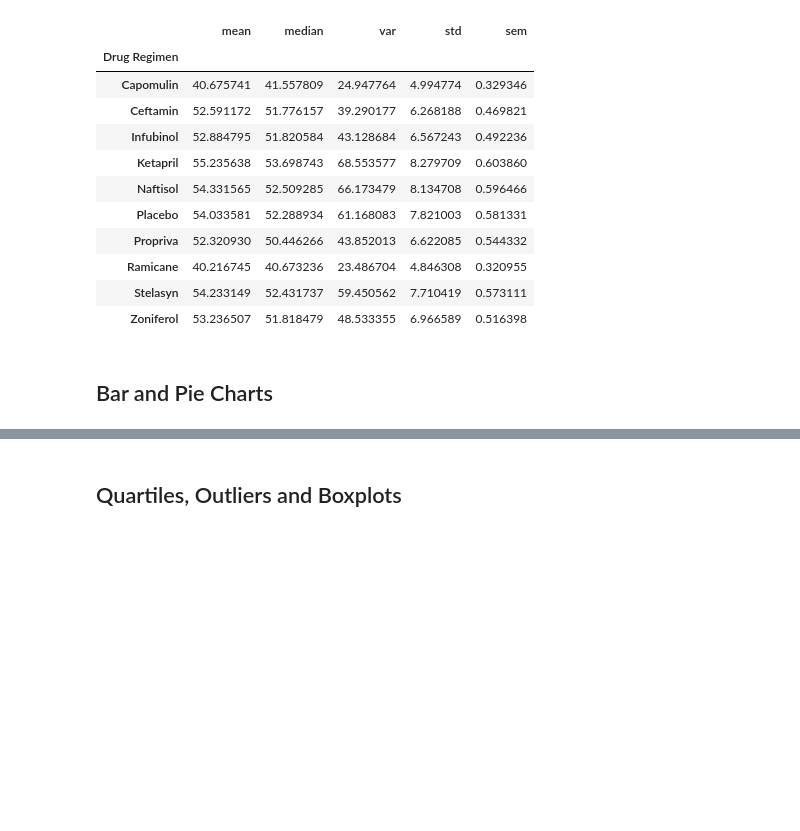
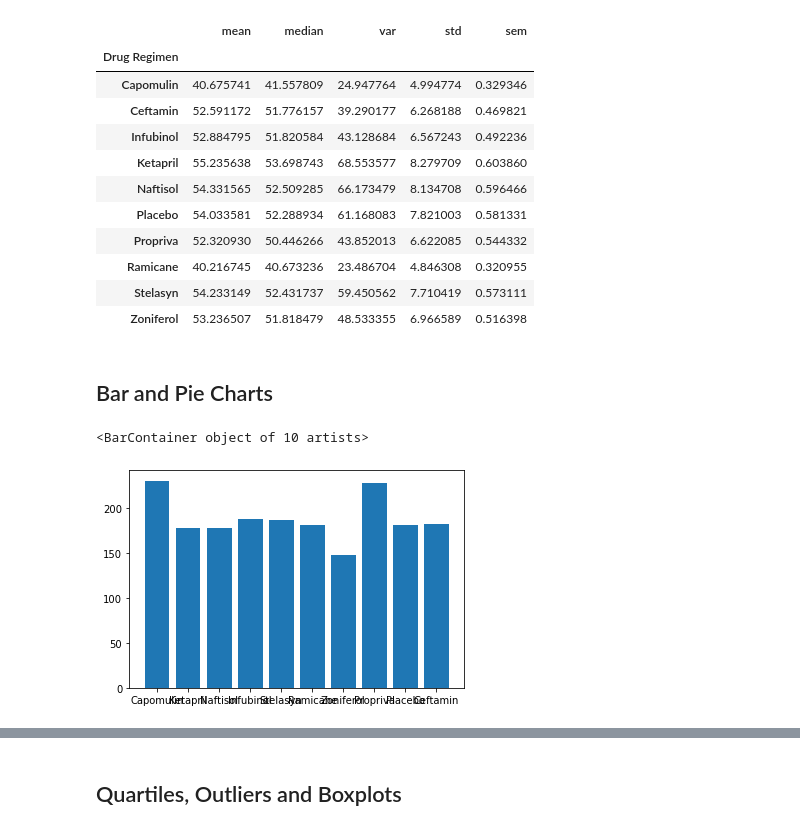
Before and after one commit to njmorr/matplotlib-challenge, a Jupyter notebook: pymaceuticals.ipynb, the cells around one changed output, grey strips where cells are left out. Drawn from its saved outputs; the diff is of its cells as text; code cells hidden in the pictures; blank space fills up the shorter version.

Commit message:
plt plots

```diff
--- a/pymaceuticals.ipynb
+++ b/pymaceuticals.ipynb
@@ -169,6 +169,13 @@ agg_summary
 # Generate a bar plot showing the total number of measurements taken on each drug regimen using pandas.
 # %%
 # Generate a bar plot showing the total number of measurements taken on each drug regimen using pyplot.
+x_names = clean_data["Drug Regimen"].unique()
+y_counts = drug_regimen["Tumor Volume (mm3)"].count()
+
+plt.bar(x_names,y_counts, align="center")
+# %% [output]
+<BarContainer object of 10 artists>
+[figure, added]
 # %%
 # Generate a pie plot showing the distribution of female versus male mice using pandas
 # %%
```
Also changed, not shown: parts of 1 cell of this notebook.
